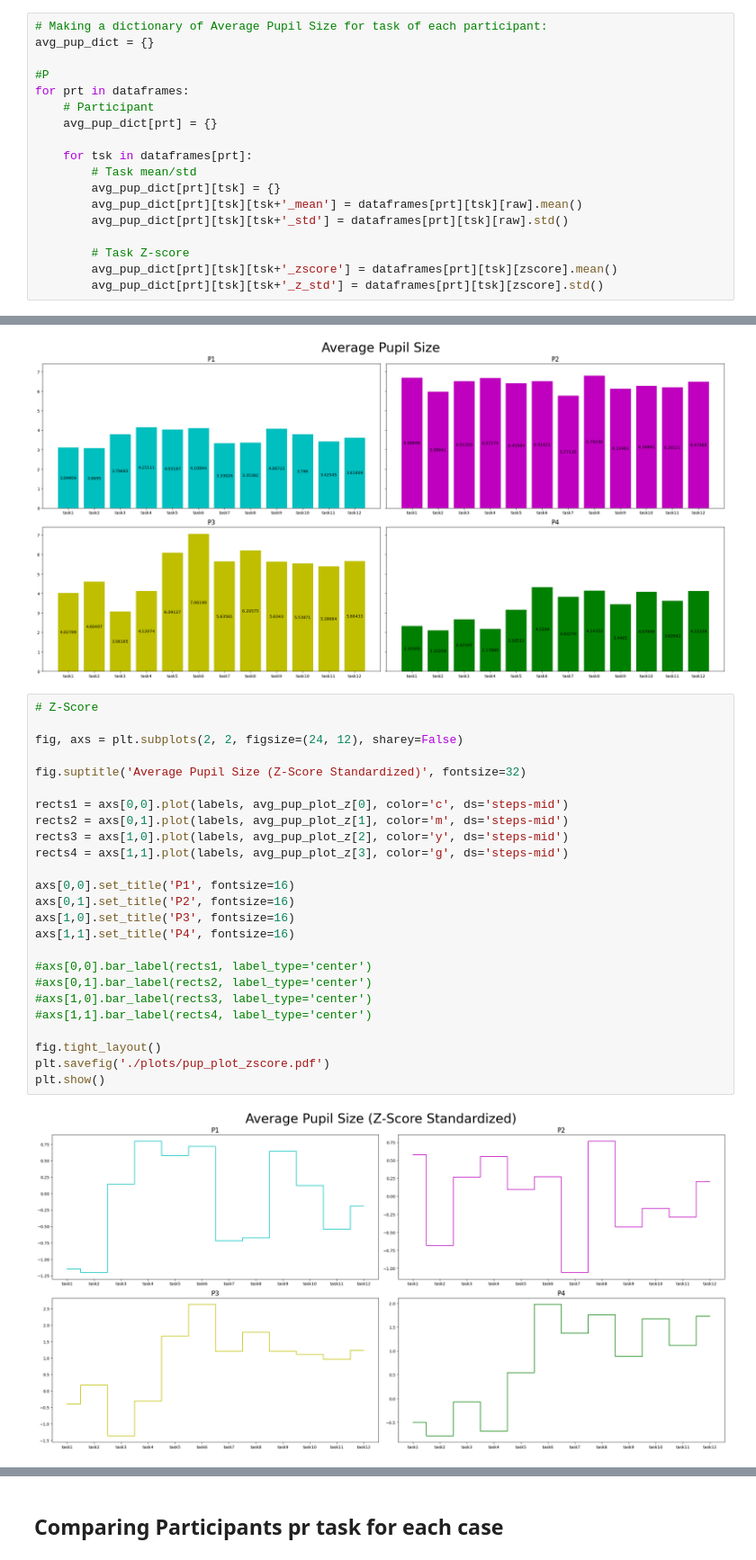
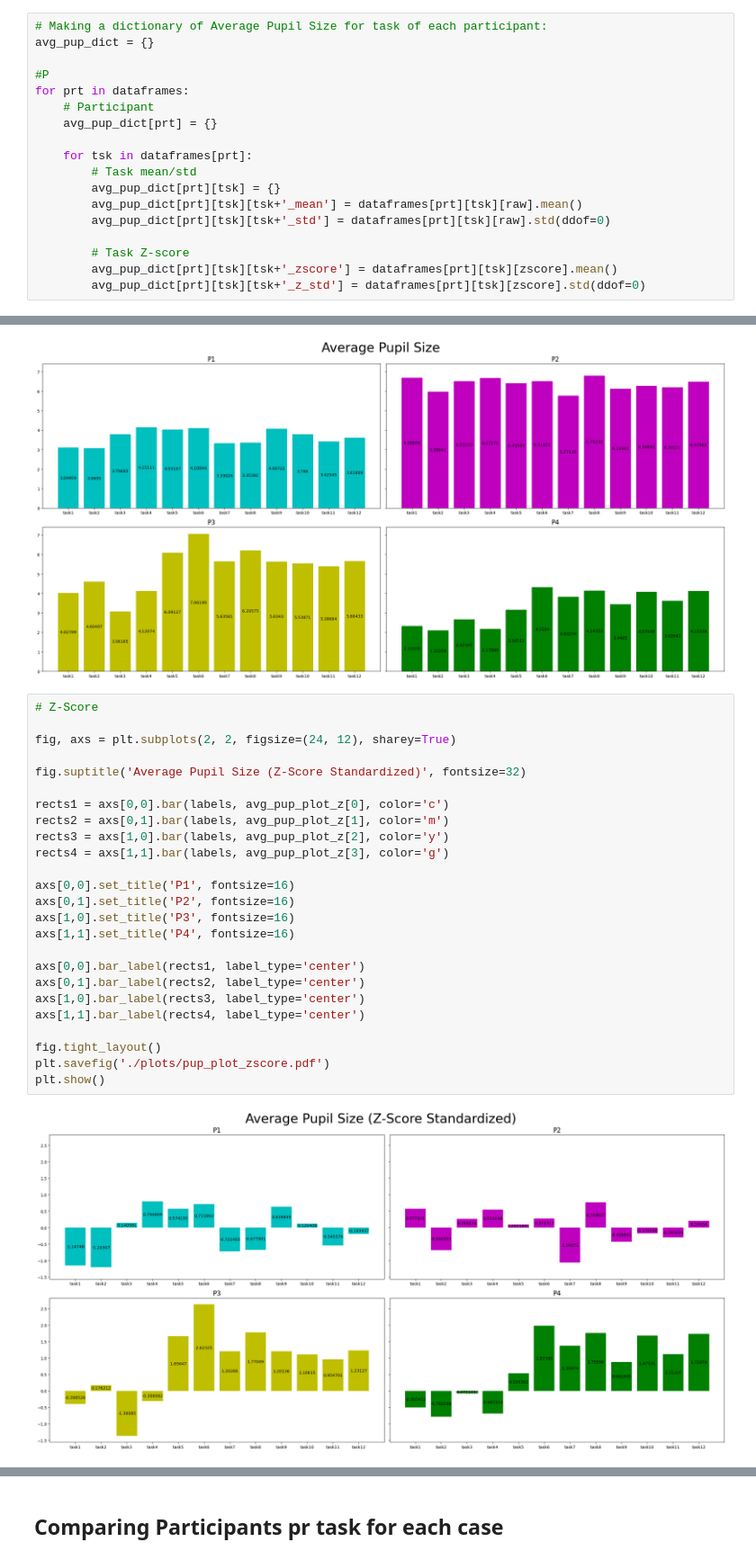
Before and after one commit to wnetzel/Pilot-Study, a Jupyter notebook: Notebooks/Pupils.ipynb, the cells around one changed output, grey strips where cells are left out. Shown: that part at 90% size. Cells and saved outputs as stored; diff of their text form.

```diff
--- a/Notebooks/Pupils.ipynb
+++ b/Notebooks/Pupils.ipynb
@@ -236,11 +236,11 @@ for prt in dataframes:
         # Task mean/std
         avg_pup_dict[prt][tsk] = {}
         avg_pup_dict[prt][tsk][tsk+'_mean'] = dataframes[prt][tsk][raw].mean()
-        avg_pup_dict[prt][tsk][tsk+'_std'] = dataframes[prt][tsk][raw].std()
+        avg_pup_dict[prt][tsk][tsk+'_std'] = dataframes[prt][tsk][raw].std(ddof=0)
 
         # Task Z-score
         avg_pup_dict[prt][tsk][tsk+'_zscore'] = dataframes[prt][tsk][zscore].mean()
-        avg_pup_dict[prt][tsk][tsk+'_z_std'] = dataframes[prt][tsk][zscore].std()
+        avg_pup_dict[prt][tsk][tsk+'_z_std'] = dataframes[prt][tsk][zscore].std(ddof=0)
 # %%
 avg_pup_dict['P4']['task1']
 # %% [output]
@@ -338,33 +338,33 @@ plt.savefig('./plots/pup_bar.pdf')
 plt.show()
 # %% [output]
 [figure]
-# %%
-# Z-Score
-
-fig, axs = plt.subplots(2, 2, figsize=(24, 12), sharey=False)
-
-fig.suptitle('Average Pupil Size (Z-Score Standardized)', fontsize=32)
-
-rects1 = axs[0,0].plot(labels, avg_pup_plot_z[0], color='c', ds='steps-mid')
-rects2 = axs[0,1].plot(labels, avg_pup_plot_z[1], color='m', ds='steps-mid')
-rects3 = axs[1,0].plot(labels, avg_pup_plot_z[2], color='y', ds='steps-mid')
-rects4 = axs[1,1].plot(labels, avg_pup_plot_z[3], color='g', ds='steps-mid')
-
-axs[0,0].set_title('P1', fontsize=16)
-axs[0,1].set_title('P2', fontsize=16)
-axs[1,0].set_title('P3', fontsize=16)
-axs[1,1].set_title('P4', fontsize=16)
-
-#axs[0,0].bar_label(rects1, label_type='center')
-#axs[0,1].bar_label(rects2, label_type='center')
-#axs[1,0].bar_label(rects3, label_type='center')
-#axs[1,1].bar_label(rects4, label_type='center')
-
-fig.tight_layout()
-plt.savefig('./plots/pup_plot_zscore.pdf')
-plt.show()
-# %% [output]
-[figure, removed]
+# %%
+# Z-Score
+
+fig, axs = plt.subplots(2, 2, figsize=(24, 12), sharey=True)
+
+fig.suptitle('Average Pupil Size (Z-Score Standardized)', fontsize=32)
+
+rects1 = axs[0,0].bar(labels, avg_pup_plot_z[0], color='c')
+rects2 = axs[0,1].bar(labels, avg_pup_plot_z[1], color='m')
+rects3 = axs[1,0].bar(labels, avg_pup_plot_z[2], color='y')
+rects4 = axs[1,1].bar(labels, avg_pup_plot_z[3], color='g')
+
+axs[0,0].set_title('P1', fontsize=16)
+axs[0,1].set_title('P2', fontsize=16)
+axs[1,0].set_title('P3', fontsize=16)
+axs[1,1].set_title('P4', fontsize=16)
+
+axs[0,0].bar_label(rects1, label_type='center')
+axs[0,1].bar_label(rects2, label_type='center')
+axs[1,0].bar_label(rects3, label_type='center')
+axs[1,1].bar_label(rects4, label_type='center')
+
+fig.tight_layout()
+plt.savefig('./plots/pup_plot_zscore.pdf')
+plt.show()
+# %% [output]
+[figure, added]
 # %%
 fig, axs = plt.subplots(2, 2, figsize=(24, 12), sharey=True)
 
```
Also changed, not shown: parts of 17 cells of this notebook, 34 other files.
